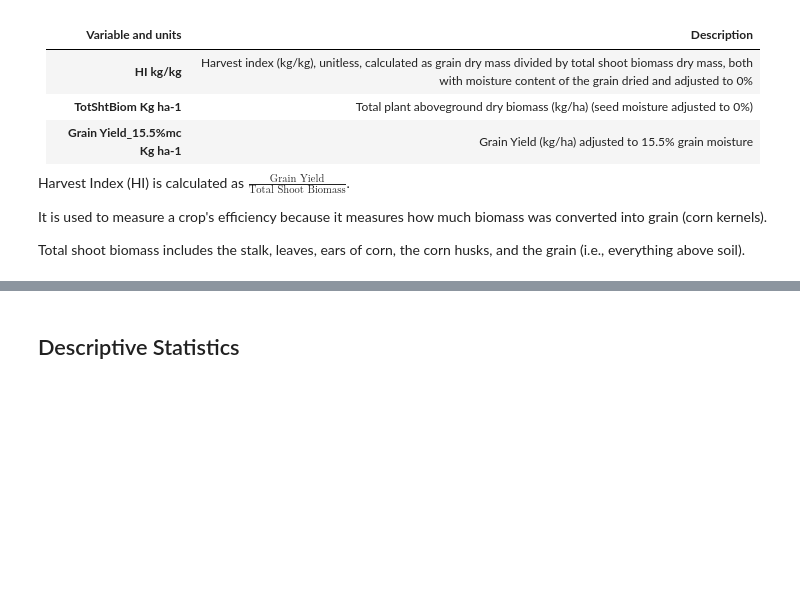
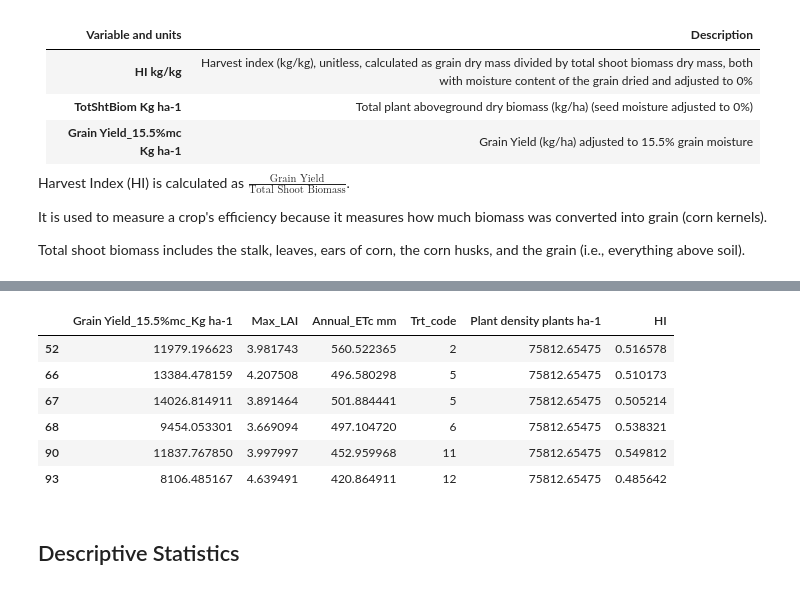
Before and after one commit to porktot/DSCI_592_harvest, a Jupyter notebook: predicting_crop_yield_EDA.ipynb, the cells around one changed output, grey strips where cells are left out. Drawn from its saved outputs; the diff is of its cells as text; code cells hidden in the pictures; blank space fills up the shorter version.

```diff
--- a/predicting_crop_yield_EDA.ipynb
+++ b/predicting_crop_yield_EDA.ipynb
@@ -587 +611,4 @@ Total shoot biomass includes the stalk, leaves, ears of corn, the corn husks, an
+# %%
+possible_model_features = ["Grain Yield_15.5%mc_Kg ha-1", "Max_LAI","Annual_ETc mm","Trt_code", "Plant density plants ha-1", "HI"]
+cleaned_maize_data_for_model = annual_numeric[possible_model_features]
 # %%
@@ -588,0 +640,15 @@ annual_numeric.to_csv('cleaned_annual_data.csv', index=False)
+# %%
+# Find the count of each value in the Plant density plants ha-1 column
+value_counts = cleaned_maize_data_for_model['Plant density plants ha-1'].value_counts()
+
+# Filter to include only values that appear more than once
+duplicate_counts = value_counts[value_counts > 1]
+
+# Find the value with the most repeats
+most_repeated_value = duplicate_counts.idxmax()
+most_repeats = duplicate_counts.max()
+
+# Display the results
+print("Duplicate Counts:\n", duplicate_counts)
+print("\nMost Repeated Value:", most_repeated_value)
+print("Number of Repeats:", most_repeats)
@@ -589,3 +673,14 @@ annual_numeric.to_csv('cleaned_annual_data.csv', index=False)
+# %%
+max_repeat_filter = cleaned_maize_data_for_model['Plant density plants ha-1'] == most_repeated_value
+cleaned_maize_data_for_model[max_repeat_filter]
+# %% [output]
+|  | Grain Yield_15.5%mc_Kg ha-1 | Max_LAI | Annual_ETc mm | Trt_code | Plant density plants ha-1 | HI |
+| 52 | 11979.196623 | 3.981743 | 560.522365 | 2 | 75812.65475 | 0.516578 |
+| 66 | 13384.478159 | 4.207508 | 496.580298 | 5 | 75812.65475 | 0.510173 |
+| 67 | 14026.814911 | 3.891464 | 501.884441 | 5 | 75812.65475 | 0.505214 |
+| 68 | 9454.053301 | 3.669094 | 497.104720 | 6 | 75812.65475 | 0.538321 |
+| 90 | 11837.767850 | 3.997997 | 452.959968 | 11 | 75812.65475 | 0.549812 |
+| 93 | 8106.485167 | 4.639491 | 420.864911 | 12 | 75812.65475 | 0.485642 |
 # %% [markdown]
 ## Descriptive Statistics
 # %%
```
Also changed, not shown: parts of 14 cells of this notebook.
